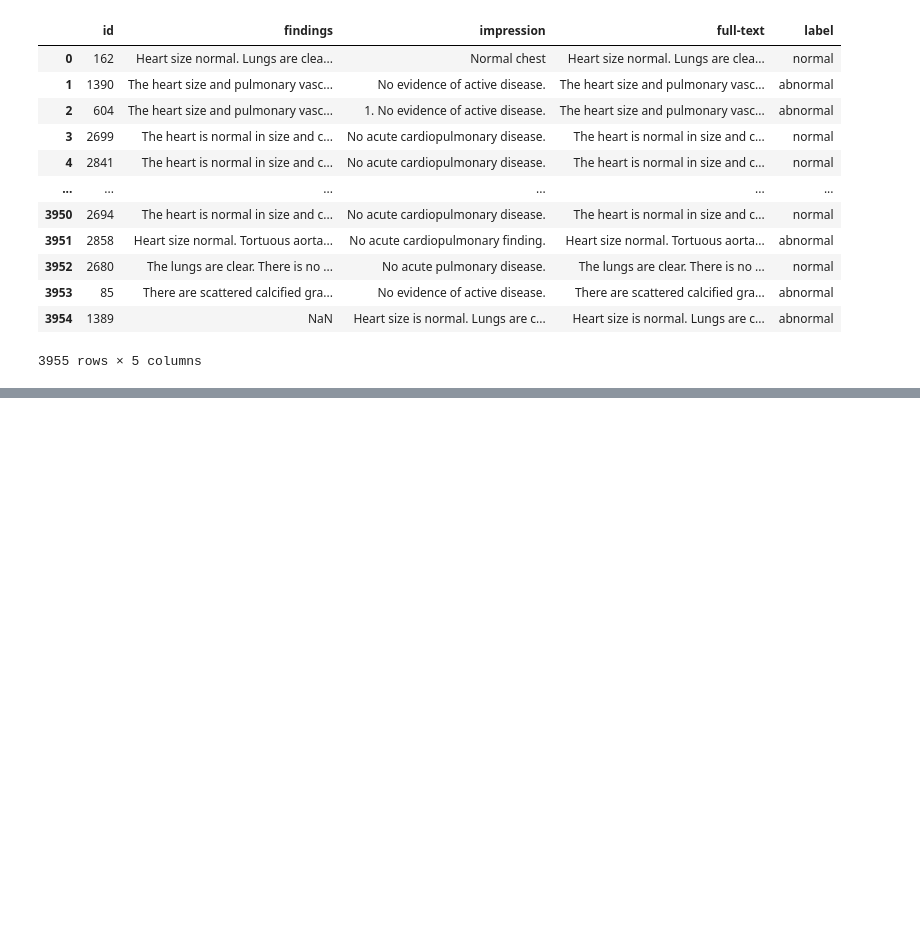
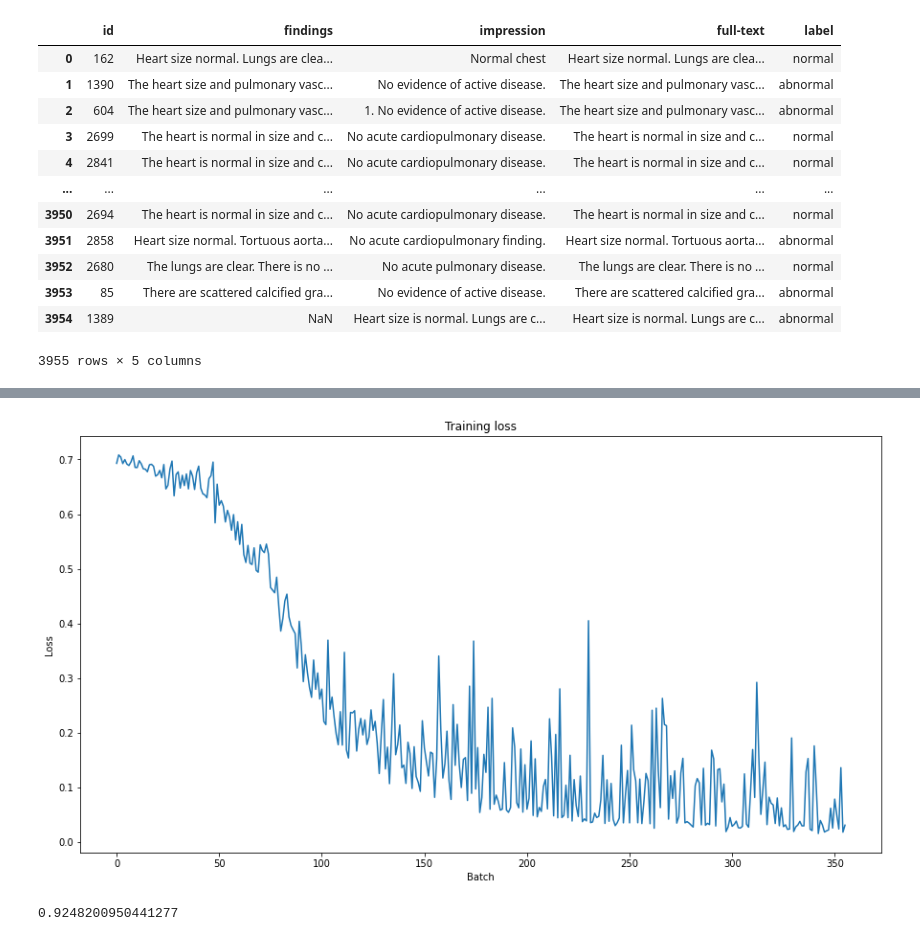
Before and after one commit to eddieguo-1128/honors, a Jupyter notebook: Thesis_Code_Part3_Bio_Clinical_BERT.ipynb, the cells around one changed output, grey strips where cells are left out. Cells and saved outputs as stored; diff of their text form; code cells hidden in the pictures; blank space fills up the shorter version.

```diff
--- a/Thesis_Code_Part3_Bio_Clinical_BERT.ipynb
+++ b/Thesis_Code_Part3_Bio_Clinical_BERT.ipynb
@@ -113,0 +164,5 @@ Asking to truncate to max_length but no maximum length is provided and the model
+# %%
+# Load BertForSequenceClassification, the pretrained BERT model with a single linear classification layer on top.
+
+model = BioClinicalBERT()
+model.cuda()
@@ -113,0 +190,19 @@ Asking to truncate to max_length but no maximum length is provided and the model
+# %%
+param_optimizer = list(model.named_parameters())
+no_decay = ['bias', 'gamma', 'beta']
+optimizer_grouped_parameters = [
+    {'params': [p for n, p in param_optimizer if not any(nd in n for nd in no_decay)],
+     'weight_decay_rate': 0.01},
+    {'params': [p for n, p in param_optimizer if any(nd in n for nd in no_decay)],
+     'weight_decay_rate': 0.0}
+]
+# %%
+# This variable contains all of the hyperparemeter information our training loop needs
+optimizer = AdamW(optimizer_grouped_parameters, lr=2e-5)
+scheduler = WarmupLinearSchedule(optimizer, warmup_steps=100, t_total=1000) #0.1 warmup total
+# %%
+# Function to calculate the accuracy of our predictions vs labels
+def flat_accuracy(preds, labels):
+    pred_flat = np.argmax(preds, axis=1).flatten()
+    labels_flat = labels.flatten()
+    return np.sum(pred_flat == labels_flat) / len(labels_flat)
@@ -113,0 +299,9 @@ Asking to truncate to max_length but no maximum length is provided and the model
+# %%
+plt.figure(figsize=(15,8))
+plt.title("Training loss")
+plt.xlabel("Batch")
+plt.ylabel("Loss")
+plt.plot(train_loss_set)
+plt.show()
+# %% [output]
+[figure, added]
@@ -113,0 +361,4 @@ Asking to truncate to max_length but no maximum length is provided and the model
+# %%
+matthews_corrcoef(flat_true_labels, flat_predictions)
+# %% [output]
+0.9248200950441277
```
Also changed, not shown: parts of 15 cells of this notebook.
